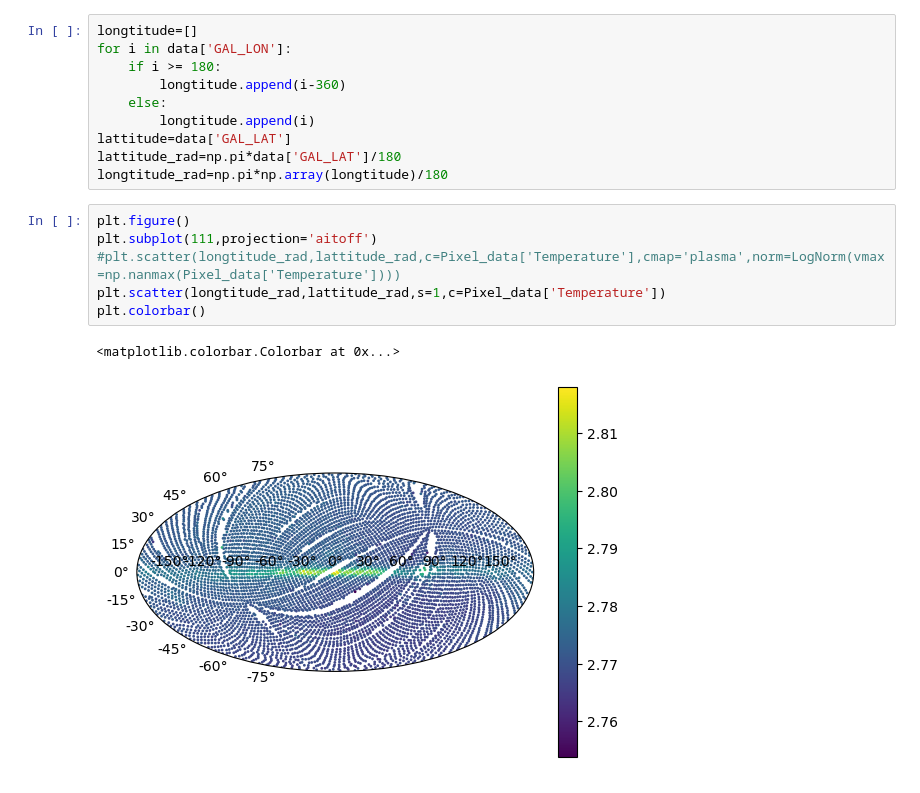
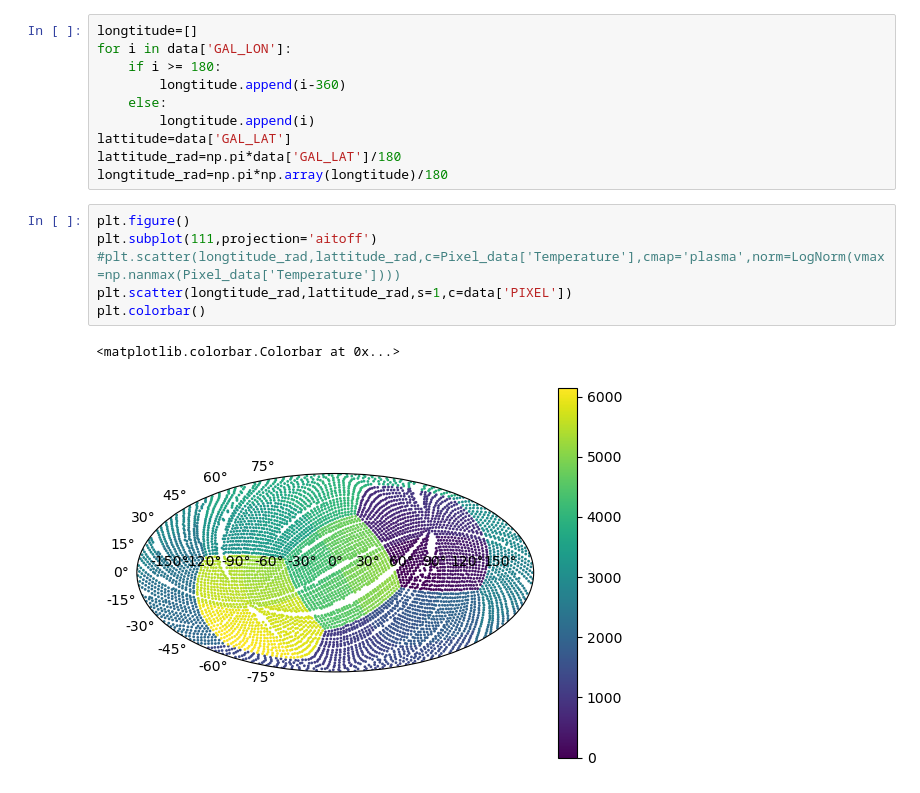
Before and after one commit to Soumomo/Motion-of-solar-system, a Jupyter notebook: Code/plotting.ipynb, the cells around one changed output. Drawn from its saved outputs; the diff is of its cells as text.

```diff
--- a/Code/plotting.ipynb
+++ b/Code/plotting.ipynb
@@ -73,9 +57,9 @@ longtitude_rad=np.pi*np.array(longtitude)/180
 # %%
 plt.figure()
 plt.subplot(111,projection='aitoff')
 #plt.scatter(longtitude_rad,lattitude_rad,c=Pixel_data['Temperature'],cmap='plasma',norm=LogNorm(vmax=np.nanmax(Pixel_data['Temperature'])))
-plt.scatter(longtitude_rad,lattitude_rad,s=1,c=Pixel_data['Temperature'])
+plt.scatter(longtitude_rad,lattitude_rad,s=1,c=data['PIXEL'])
 plt.colorbar()
 # %% [output]
 <matplotlib.colorbar.Colorbar at 0x...>
-[figure, old version]
+[figure, new version]
```
Also changed, not shown: parts of 1 cell of this notebook, 20 other files.
